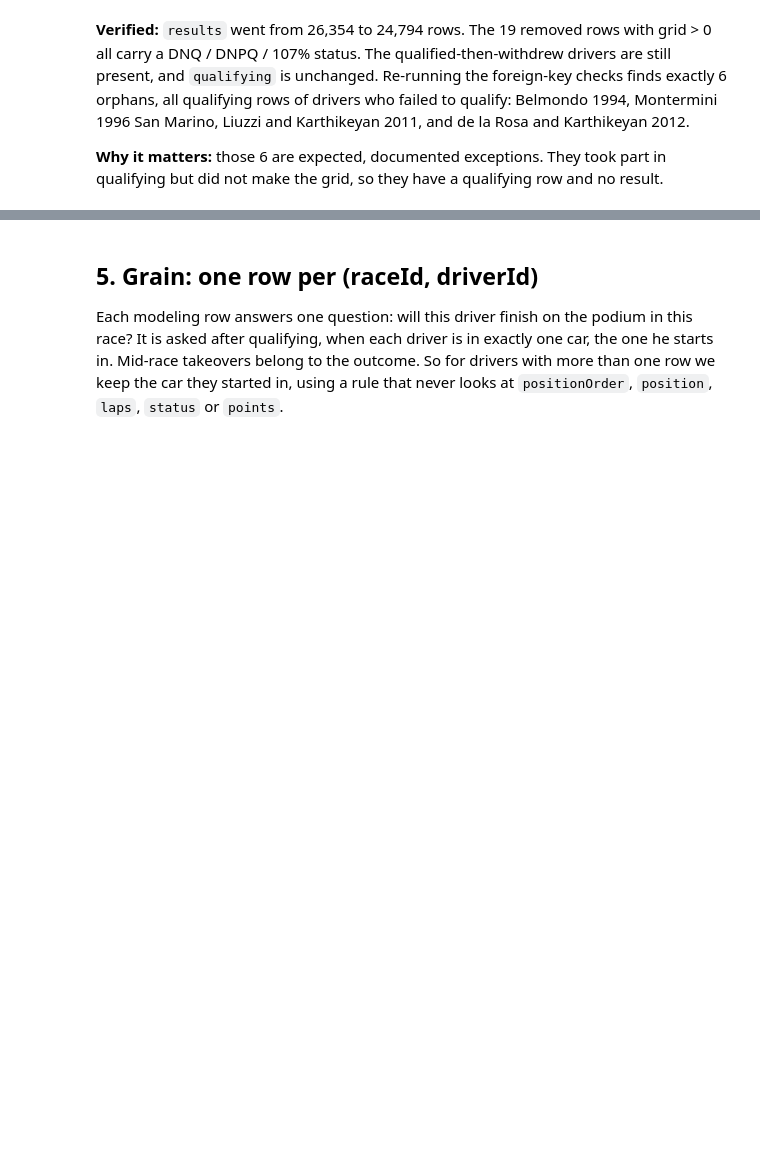
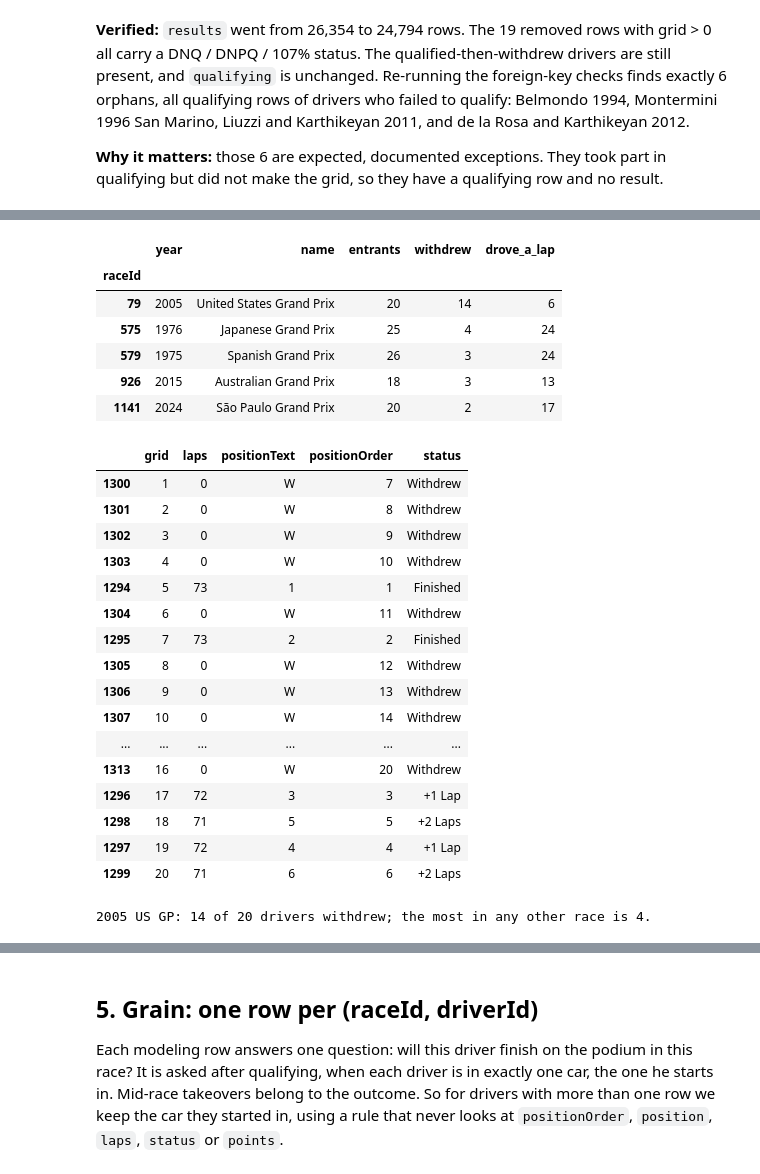
Before and after one commit to OmarOsama55/ACL_F1, a Jupyter notebook: notebooks/01_data_cleaning_audit.ipynb, the cells around one changed output, grey strips where cells are left out. Cells and saved outputs as stored; diff of their text form; code cells hidden in the pictures; blank space fills up the shorter version.

```diff
--- a/notebooks/01_data_cleaning_audit.ipynb
+++ b/notebooks/01_data_cleaning_audit.ipynb
@@ -1753,0 +1767,41 @@ The only orphans are 6 qualifying rows of drivers who failed to qualify (removed
+# %%
+# ── 4c. 2005 United States GP · SEE: withdrawals per race, and the race itself ─
+r = (clean["results"].merge(clean["races"][["raceId", "year", "name"]], on="raceId")
+       .merge(clean["status"], on="statusId"))
+per_race = (r.assign(withdrew=r["status"].eq("Withdrew"), started=r["laps"] > 0)
+              .groupby("raceId")
+              .agg(year=("year", "first"), name=("name", "first"), entrants=("driverId", "size"),
+                   withdrew=("withdrew", "sum"), drove_a_lap=("started", "sum")))
+display(per_race.sort_values("withdrew", ascending=False).head(5))
+
+USGP05_ID = int(per_race.query("year == 2005 and name == 'United States Grand Prix'").index[0])
+display(r.loc[r["raceId"] == USGP05_ID, ["grid", "laps", "positionText", "positionOrder", "status"]].sort_values("grid"))
+other_max = int(per_race.drop(USGP05_ID)["withdrew"].max())
+print(f"2005 US GP: {int(per_race.loc[USGP05_ID, 'withdrew'])} of {int(per_race.loc[USGP05_ID, 'entrants'])} "
+      f"drivers withdrew; the most in any other race is {other_max}.")
+# %% [output]
+|  | year | name | entrants | withdrew | drove_a_lap |
+| raceId |  |  |  |  |  |
+| 79 | 2005 | United States Grand Prix | 20 | 14 | 6 |
+| 575 | 1976 | Japanese Grand Prix | 25 | 4 | 24 |
+| 579 | 1975 | Spanish Grand Prix | 26 | 3 | 24 |
+| 926 | 2015 | Australian Grand Prix | 18 | 3 | 13 |
+| 1141 | 2024 | São Paulo Grand Prix | 20 | 2 | 17 |
+|  | grid | laps | positionText | positionOrder | status |
+| 1300 | 1 | 0 | W | 7 | Withdrew |
+| 1301 | 2 | 0 | W | 8 | Withdrew |
+| 1302 | 3 | 0 | W | 9 | Withdrew |
+| 1303 | 4 | 0 | W | 10 | Withdrew |
+| 1294 | 5 | 73 | 1 | 1 | Finished |
+| 1304 | 6 | 0 | W | 11 | Withdrew |
+| 1295 | 7 | 73 | 2 | 2 | Finished |
+| 1305 | 8 | 0 | W | 12 | Withdrew |
+| 1306 | 9 | 0 | W | 13 | Withdrew |
+| 1307 | 10 | 0 | W | 14 | Withdrew |
+| ... | ... | ... | ... | ... | ... |
+| 1313 | 16 | 0 | W | 20 | Withdrew |
+| 1296 | 17 | 72 | 3 | 3 | +1 Lap |
+| 1298 | 18 | 71 | 5 | 5 | +2 Laps |
+| 1297 | 19 | 72 | 4 | 4 | +1 Lap |
+| 1299 | 20 | 71 | 6 | 6 | +2 Laps |
+2005 US GP: 14 of 20 drivers withdrew; the most in any other race is 4.
```
Also changed, not shown: parts of 27 cells of this notebook.
